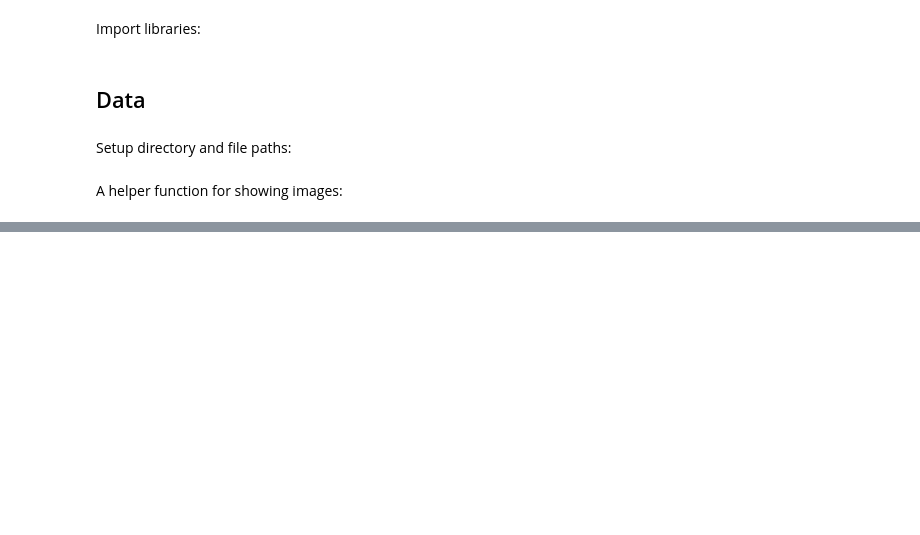
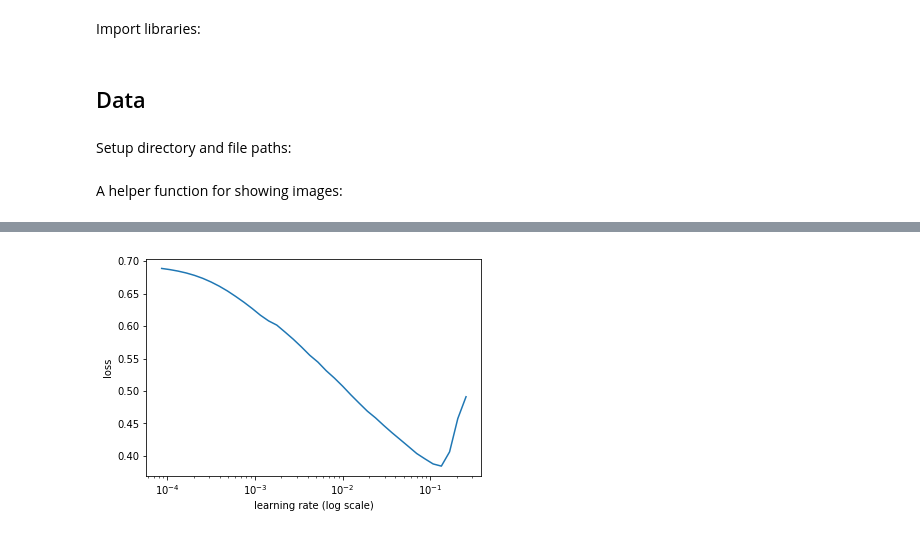
Before and after one commit to Sundragon1993/fastai, a Jupyter notebook: courses/dl2/carvana-unet.ipynb, the cells around one changed output, grey strips where cells are left out. Drawn from its saved outputs; the diff is of its cells as text; code cells hidden in the pictures; blank space fills up the shorter version.

Commit message:
Carvana U-Net simple upsample version

```diff
--- a/courses/dl2/carvana-unet.ipynb
+++ b/courses/dl2/carvana-unet.ipynb
@@ -37,0 +126,18 @@ def show_img(im, figsize=None, ax=None, alpha=None):
+# %%
+class UpsampleModel():
+    def __init__(self, model, name='upsample'):
+        self.model, self.name = model, name
+
+    def get_layer_groups(self, precompute):
+        lgs = list(split_by_idxs(children(self.model.rn), [lr_cut]))
+        return lgs + [children(self.model.features)[1:]]
+# %%
+m_base = get_base()
+# %%
+m = to_gpu(Upsample34(m_base))
+models = UpsampleModel(m)
+# %%
+learn = ConvLearner(md, models)
+learn.opt_fn = optim.Adam
+learn.crit = nn.BCEWithLogitsLoss()
+learn.metrics = [accuracy_thresh(0.5), dice]
@@ -37,0 +166,5 @@ def show_img(im, figsize=None, ax=None, alpha=None):
+# %%
+%%time
+learn.lr_find()
+learn.sched.plot()
+# %% [output]
@@ -37,0 +173 @@ def show_img(im, figsize=None, ax=None, alpha=None):
+[figure, added]
```
Also changed, not shown: parts of 47 cells of this notebook.
